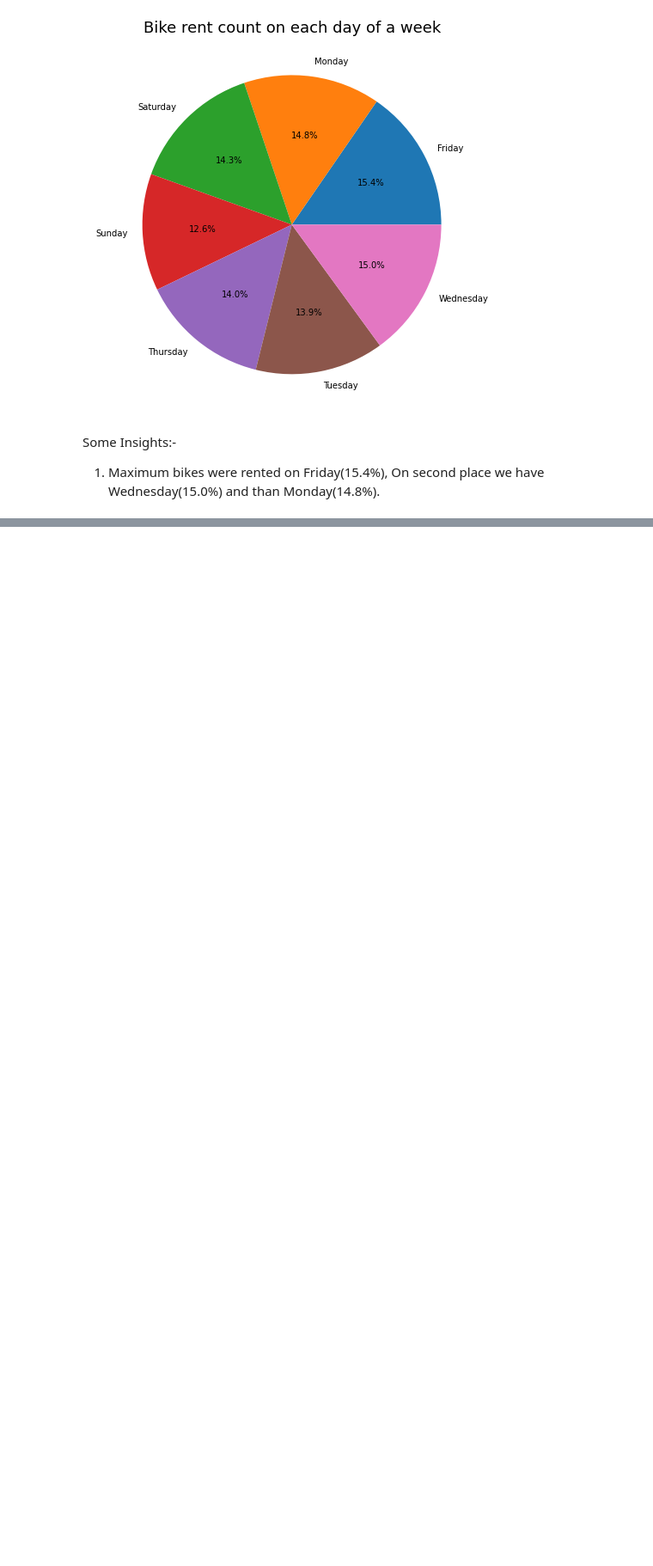
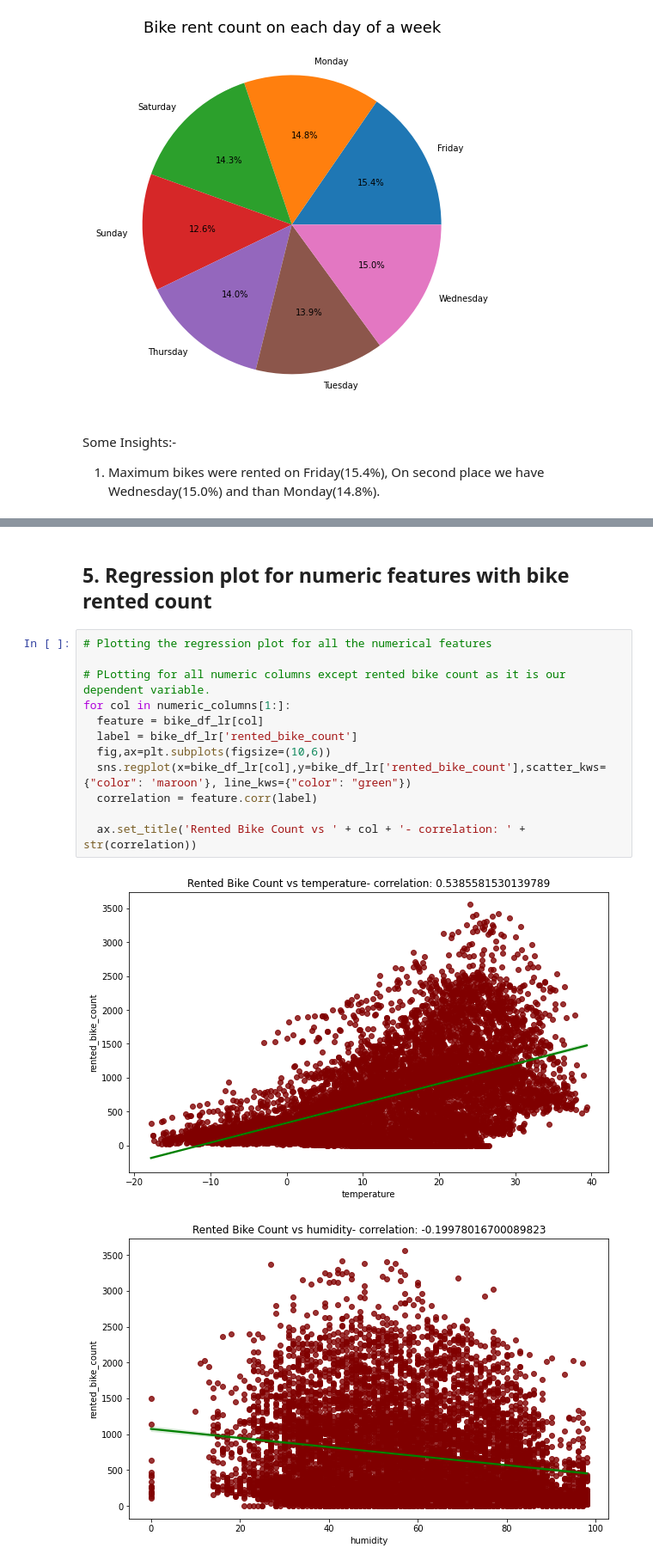
Before and after one commit to priyadarshani17/Bike-shearing-demand-predication-ML-regression-project, a Jupyter notebook: Bike_Sharing_Demand_Prediction_capstone_project_2.ipynb, the cells around one changed output, grey strips where cells are left out. Shown at 86% size. Drawn from its saved outputs; the diff is of its cells as text; blank space fills up the shorter version.

```diff
--- a/Bike_Sharing_Demand_Prediction_capstone_project_2.ipynb
+++ b/Bike_Sharing_Demand_Prediction_capstone_project_2.ipynb
@@ -897,0 +1001,17 @@ Some Insights:-
+# %% [markdown]
+## 5. Regression plot for numeric features with bike rented count
+# %%
+# Plotting the regression plot for all the numerical features
+
+# PLotting for all numeric columns except rented bike count as it is our dependent variable.
+for col in numeric_columns[1:]:
+  feature = bike_df_lr[col]
+  label = bike_df_lr['rented_bike_count']
+  fig,ax=plt.subplots(figsize=(10,6))
+  sns.regplot(x=bike_df_lr[col],y=bike_df_lr['rented_bike_count'],scatter_kws={"color": 'maroon'}, line_kws={"color": "green"})
+  correlation = feature.corr(label)
+
+  ax.set_title('Rented Bike Count vs ' + col + '- correlation: ' + str(correlation))
+# %% [output]
+[figure, added]
+[figure, added]
```
Also changed, not shown: parts of 44 cells of this notebook.
